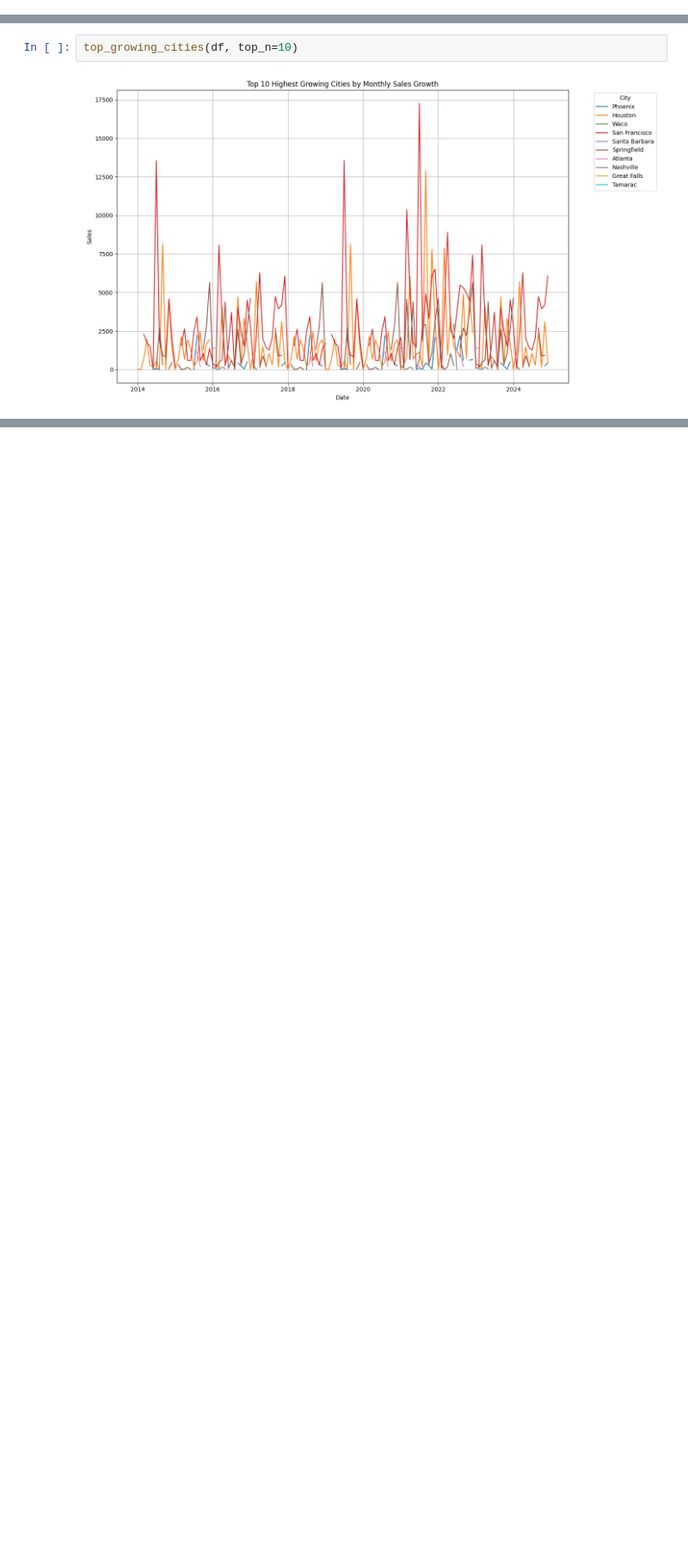
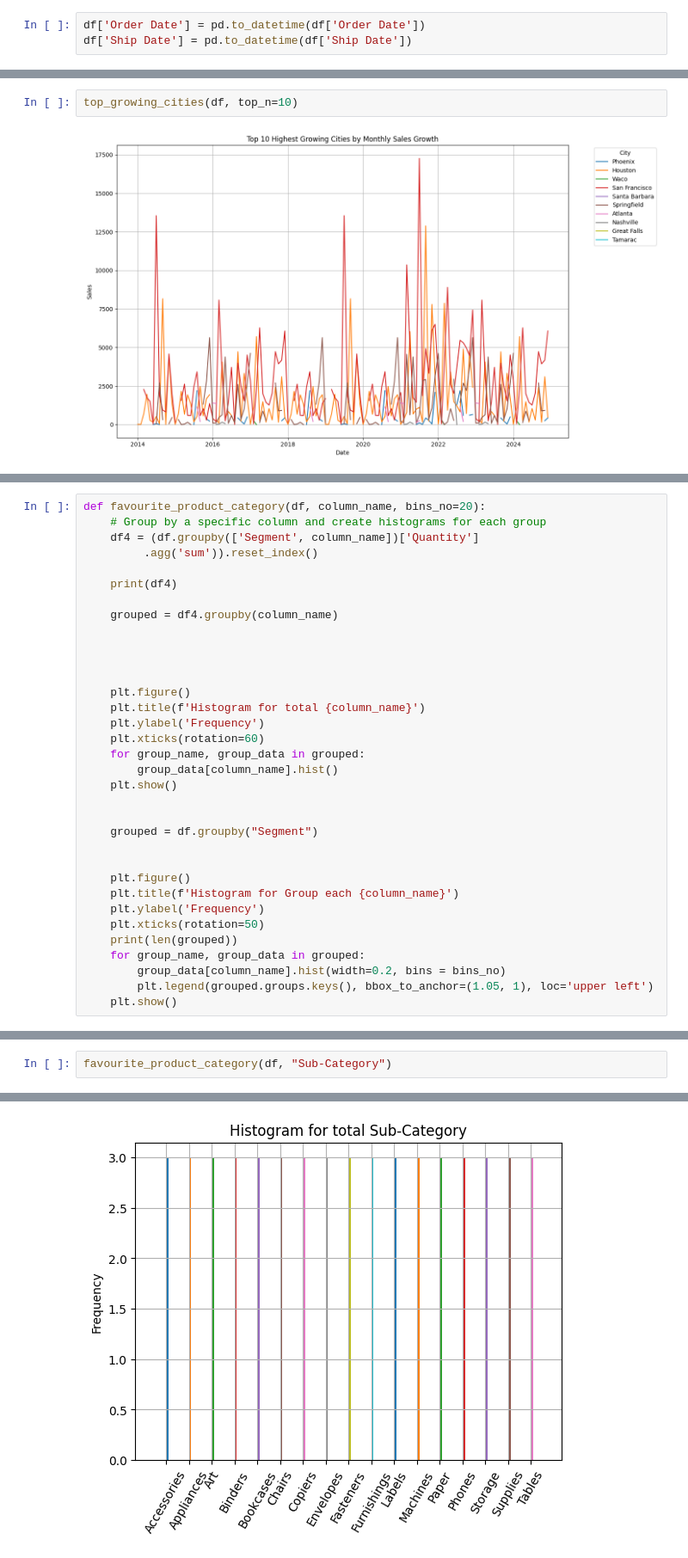
Before and after one commit to Alexander2116/DataDawgs-Peak-Hackathon-2024-, a Jupyter notebook: notebooks/purchasing_patterns.ipynb, the cells around one changed output, grey strips where cells are left out. Shown at 86% size. Drawn from its saved outputs; the diff is of its cells as text; blank space fills up the shorter version.

```diff
--- a/notebooks/purchasing_patterns.ipynb
+++ b/notebooks/purchasing_patterns.ipynb
@@ -8 +19,4 @@ df = pd.read_excel(file_path, sheet_name='Orders')
+# %%
+df['Order Date'] = pd.to_datetime(df['Order Date'])
+df['Ship Date'] = pd.to_datetime(df['Ship Date'])
 # %%
@@ -176,0 +179,34 @@ top_growing_cities(df, top_n=10)
+# %%
+def favourite_product_category(df, column_name, bins_no=20):
+    # Group by a specific column and create histograms for each group
+    df4 = (df.groupby(['Segment', column_name])['Quantity']
+         .agg('sum')).reset_index()
+
+    print(df4)
+
+    grouped = df4.groupby(column_name)
+
+
+
+
+    plt.figure()
+    plt.title(f'Histogram for total {column_name}')
+    plt.ylabel('Frequency')
+    plt.xticks(rotation=60)
+    for group_name, group_data in grouped:
+        group_data[column_name].hist()
+    plt.show()
+
+
+    grouped = df.groupby("Segment")
+
+
+    plt.figure()
+    plt.title(f'Histogram for Group each {column_name}')
+    plt.ylabel('Frequency')
+    plt.xticks(rotation=50)
+    print(len(grouped))
+    for group_name, group_data in grouped:
+        group_data[column_name].hist(width=0.2, bins = bins_no)
+        plt.legend(grouped.groups.keys(), bbox_to_anchor=(1.05, 1), loc='upper left')
+    plt.show()
@@ -176,0 +227,3 @@ top_growing_cities(df, top_n=10)
+# %%
+favourite_product_category(df, "Sub-Category")
+# %% [output]
@@ -176,0 +247 @@ top_growing_cities(df, top_n=10)
+[figure, added]
```
Also changed, not shown: parts of 18 cells of this notebook.
